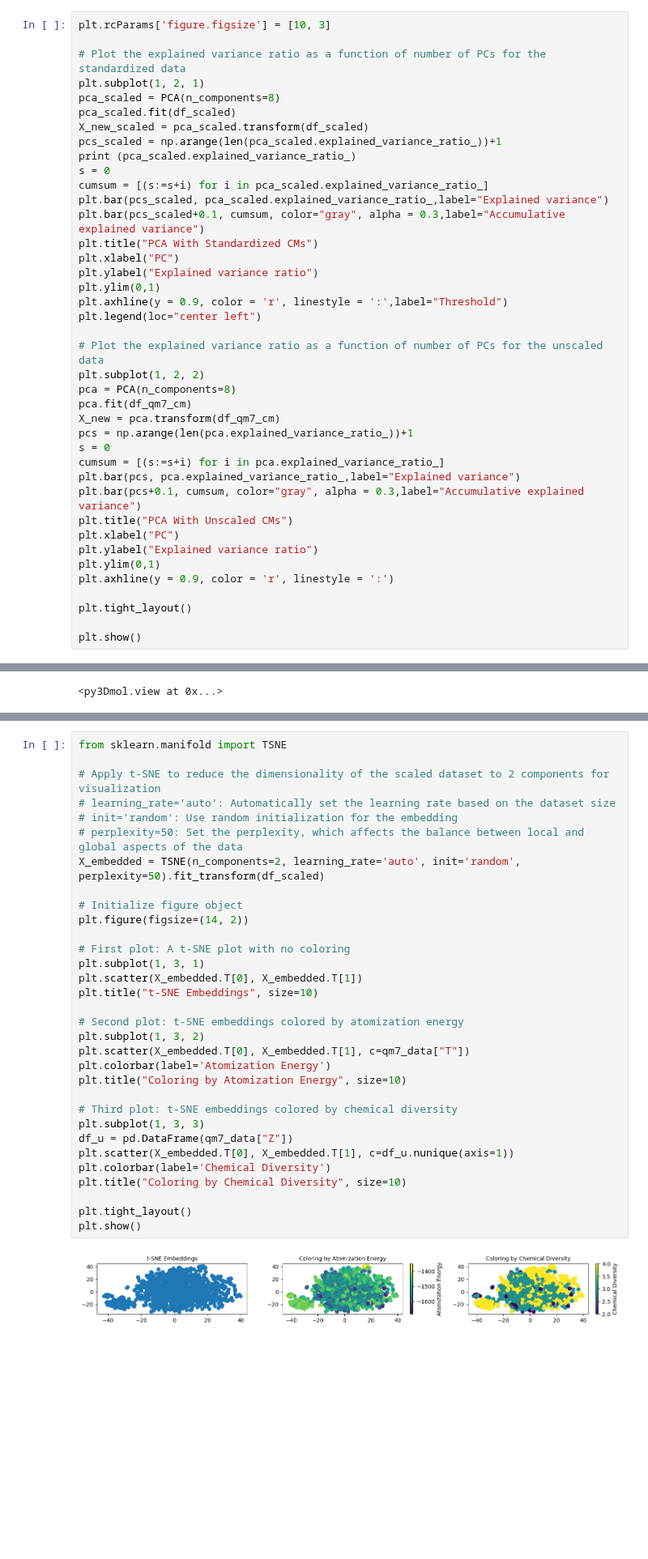
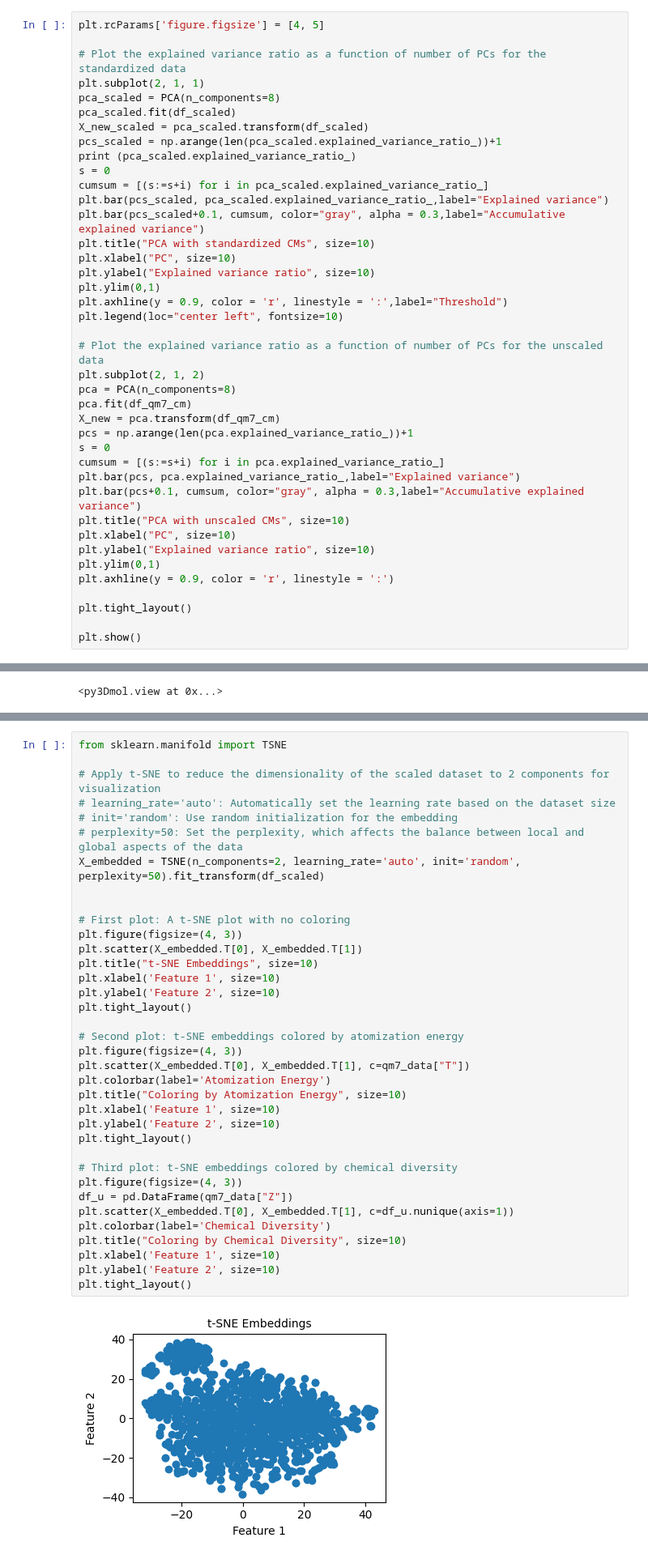
Before and after one commit to rhyan10/unsupervised-learning-molecular-systems, a Jupyter notebook: 2-Dimensionality-Reduction/Dimensionality-Reduction.ipynb, the cells around one changed output, grey strips where cells are left out. Shown at 81% size. Saved outputs shown, nothing was run; the diff lists cells and outputs as text; blank space fills up the shorter version.

```diff
--- a/2-Dimensionality-Reduction/Dimensionality-Reduction.ipynb
+++ b/2-Dimensionality-Reduction/Dimensionality-Reduction.ipynb
@@ -325,10 +331,10 @@ To evaluate how many PCs to choose, the explained variance ratio for each PC can
 
 In the following section, PCA is performed using 8 PCs for both the standardized and unscaled data, then visualized.
 # %%
-plt.rcParams['figure.figsize'] = [10, 3]
+plt.rcParams['figure.figsize'] = [4, 5]
 
 # Plot the explained variance ratio as a function of number of PCs for the standardized data
-plt.subplot(1, 2, 1)
+plt.subplot(2, 1, 1)
 pca_scaled = PCA(n_components=8)
 pca_scaled.fit(df_scaled)
 X_new_scaled = pca_scaled.transform(df_scaled)
@@ -338,15 +344,15 @@ s = 0
 cumsum = [(s:=s+i) for i in pca_scaled.explained_variance_ratio_]
 plt.bar(pcs_scaled, pca_scaled.explained_variance_ratio_,label="Explained variance")
 plt.bar(pcs_scaled+0.1, cumsum, color="gray", alpha = 0.3,label="Accumulative explained variance")
-plt.title("PCA With Standardized CMs")
-plt.xlabel("PC")
-plt.ylabel("Explained variance ratio")
+plt.title("PCA with standardized CMs", size=10)
+plt.xlabel("PC", size=10)
+plt.ylabel("Explained variance ratio", size=10)
 plt.ylim(0,1)
 plt.axhline(y = 0.9, color = 'r', linestyle = ':',label="Threshold")
-plt.legend(loc="center left")
+plt.legend(loc="center left", fontsize=10)
 
 # Plot the explained variance ratio as a function of number of PCs for the unscaled data
-plt.subplot(1, 2, 2)
+plt.subplot(2, 1, 2)
 pca = PCA(n_components=8)
 pca.fit(df_qm7_cm)
 X_new = pca.transform(df_qm7_cm)
@@ -355,9 +361,9 @@ s = 0
 cumsum = [(s:=s+i) for i in pca.explained_variance_ratio_]
 plt.bar(pcs, pca.explained_variance_ratio_,label="Explained variance")
 plt.bar(pcs+0.1, cumsum, color="gray", alpha = 0.3,label="Accumulative explained variance")
-plt.title("PCA With Unscaled CMs")
-plt.xlabel("PC")
-plt.ylabel("Explained variance ratio")
+plt.title("PCA with unscaled CMs", size=10)
+plt.xlabel("PC", size=10)
+plt.ylabel("Explained variance ratio", size=10)
 plt.ylim(0,1)
 plt.axhline(y = 0.9, color = 'r', linestyle = ':')
 
@@ -502,34 +508,38 @@ Below we use t-SNE to reduce the dimensionality of the *standardized* CM dataset
 # %%
 from sklearn.manifold import TSNE
 
 # Apply t-SNE to reduce the dimensionality of the scaled dataset to 2 components for visualization
 # learning_rate='auto': Automatically set the learning rate based on the dataset size
 # init='random': Use random initialization for the embedding
 # perplexity=50: Set the perplexity, which affects the balance between local and global aspects of the data
 X_embedded = TSNE(n_components=2, learning_rate='auto', init='random', perplexity=50).fit_transform(df_scaled)
 
-# Initialize figure object
-plt.figure(figsize=(14, 2))
 
 # First plot: A t-SNE plot with no coloring
-plt.subplot(1, 3, 1)
+plt.figure(figsize=(4, 3))
 plt.scatter(X_embedded.T[0], X_embedded.T[1])
 plt.title("t-SNE Embeddings", size=10)
+plt.xlabel('Feature 1', size=10)
+plt.ylabel('Feature 2', size=10)
+plt.tight_layout()
 
 # Second plot: t-SNE embeddings colored by atomization energy
-plt.subplot(1, 3, 2)
+plt.figure(figsize=(4, 3))
 plt.scatter(X_embedded.T[0], X_embedded.T[1], c=qm7_data["T"])
 plt.colorbar(label='Atomization Energy')
 plt.title("Coloring by Atomization Energy", size=10)
+plt.xlabel('Feature 1', size=10)
+plt.ylabel('Feature 2', size=10)
+plt.tight_layout()
 
 # Third plot: t-SNE embeddings colored by chemical diversity
-plt.subplot(1, 3, 3)
+plt.figure(figsize=(4, 3))
 df_u = pd.DataFrame(qm7_data["Z"])
 plt.scatter(X_embedded.T[0], X_embedded.T[1], c=df_u.nunique(axis=1))
 plt.colorbar(label='Chemical Diversity')
 plt.title("Coloring by Chemical Diversity", size=10)
-
+plt.xlabel('Feature 1', size=10)
+plt.ylabel('Feature 2', size=10)
 plt.tight_layout()
-plt.show()
 # %% [output]
-[figure, old version]
+[figure, new version]
```
Also changed, not shown: parts of 4 cells of this notebook, 1 other file.
